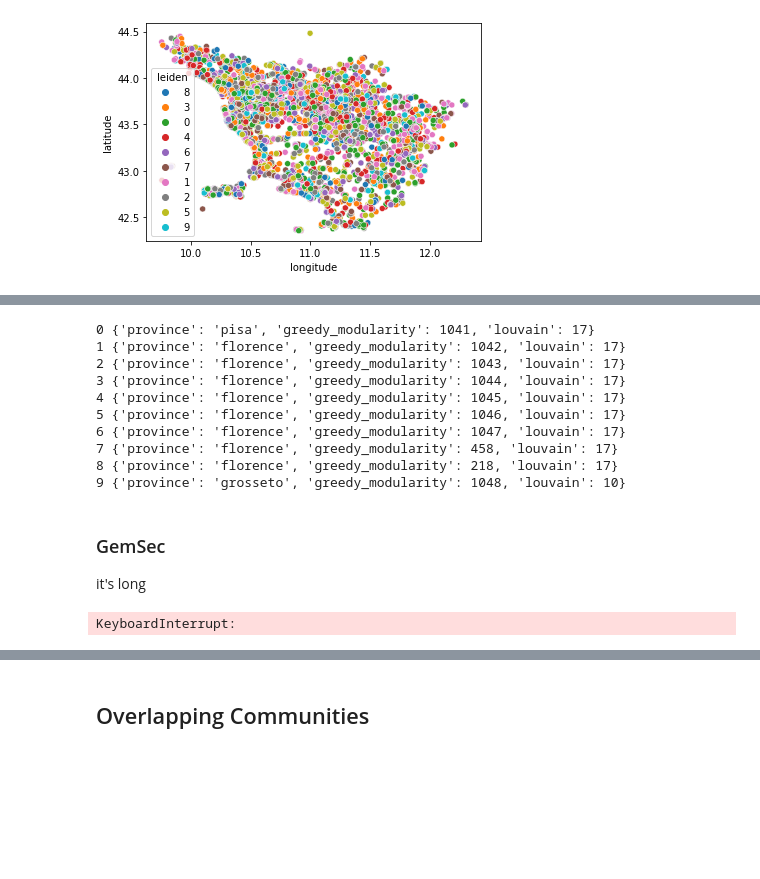
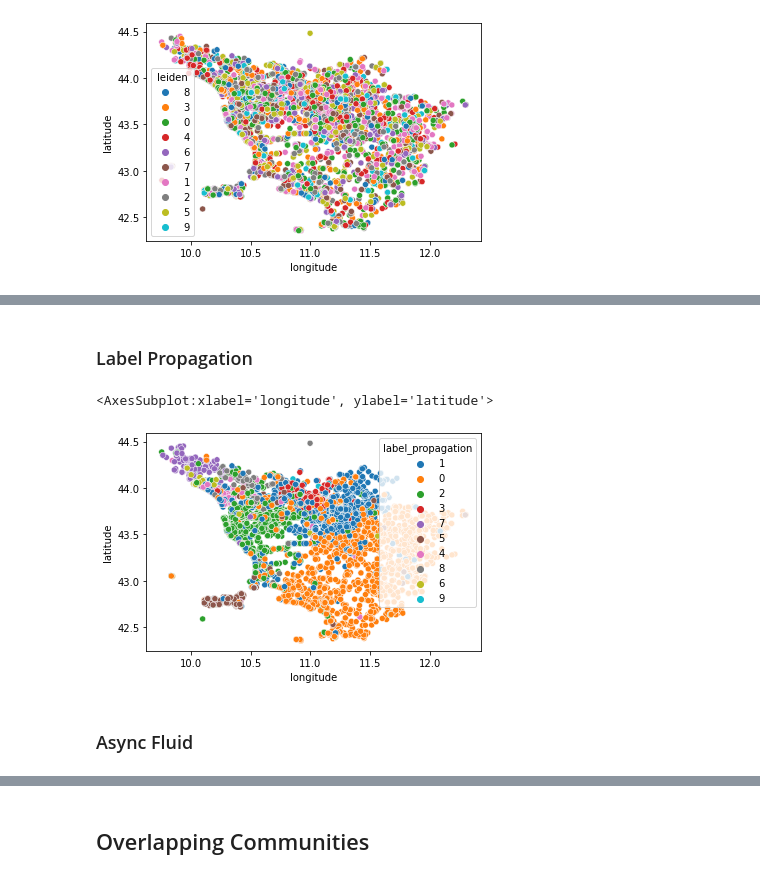
Before and after one commit to carloalbe/TripAdvisor-Tuscany-Restaurant-Social-Network-Analysis, a Jupyter notebook: community_discovery/codes/Static Community Discovery.ipynb, the cells around one changed output, grey strips where cells are left out. Cells and saved outputs as stored; diff of their text form; code cells hidden in the pictures; blank space fills up the shorter version.

Commit message:
more community

```diff
--- a/community_discovery/codes/Static Community Discovery.ipynb
+++ b/community_discovery/codes/Static Community Discovery.ipynb
@@ -273,22 +240,0 @@ assign(G,kcut,'kcut')
-# %%
-for node in list(G.nodes())[:10]:
-    print(node,G.nodes[node])
-# %% [output]
-0 {'province': 'pisa', 'greedy_modularity': 1041, 'louvain': 17}
-1 {'province': 'florence', 'greedy_modularity': 1042, 'louvain': 17}
-2 {'province': 'florence', 'greedy_modularity': 1043, 'louvain': 17}
-3 {'province': 'florence', 'greedy_modularity': 1044, 'louvain': 17}
-4 {'province': 'florence', 'greedy_modularity': 1045, 'louvain': 17}
-5 {'province': 'florence', 'greedy_modularity': 1046, 'louvain': 17}
-6 {'province': 'florence', 'greedy_modularity': 1047, 'louvain': 17}
-7 {'province': 'florence', 'greedy_modularity': 458, 'louvain': 17}
-8 {'province': 'florence', 'greedy_modularity': 218, 'louvain': 17}
-9 {'province': 'grosseto', 'greedy_modularity': 1048, 'louvain': 10}
-# %% [markdown]
-### GemSec
-it's long
-# %%
-gemsec = cd.gemsec(G)
-readwrite.write_community_json(gemsec,'../data/gemsec.json')
-# %% [output]
-KeyboardInterrupt:
@@ -296,0 +241,17 @@ assign(G,gemsec,'gemsec')
+# %% [markdown]
+### Label Propagation
+# %%
+label_propagation = cd.label_propagation(G)
+readwrite.write_community_json(label_propagation,'../data/communities/label_propagation.json')
+# %%
+
+assign(G,label_propagation,'label_propagation')
+for node in G.nodes:
+    df.loc[node,'label_propagation'] = str(G.nodes[node]['label_propagation'])
+
+sns.scatterplot(data = df[df.label_propagation.astype(int)<10], x='longitude',y='latitude',hue='label_propagation')
+# %% [output]
+<AxesSubplot:xlabel='longitude', ylabel='latitude'>
+[figure, added]
+# %% [markdown]
+### Async Fluid
```
Also changed, not shown: parts of 32 cells of this notebook, 9 other files.
